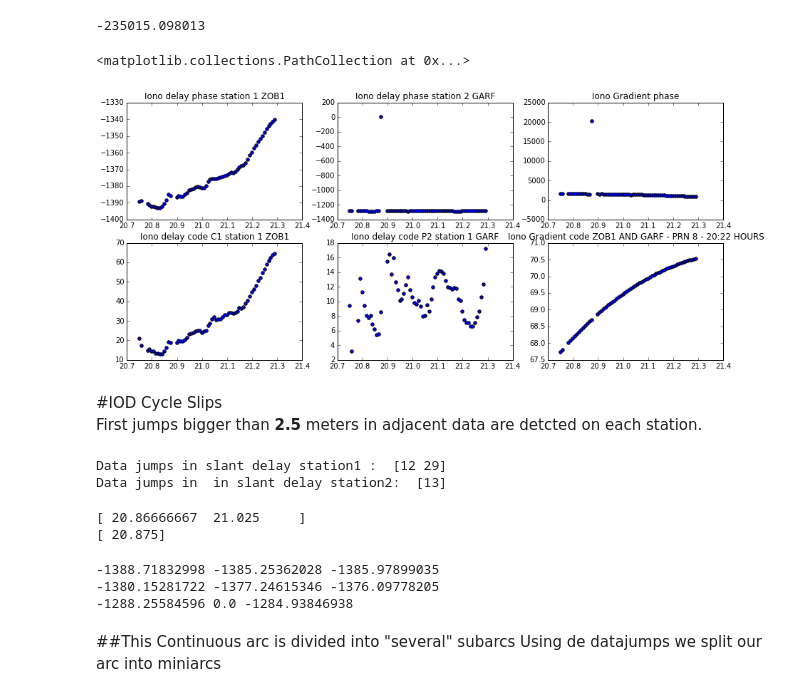
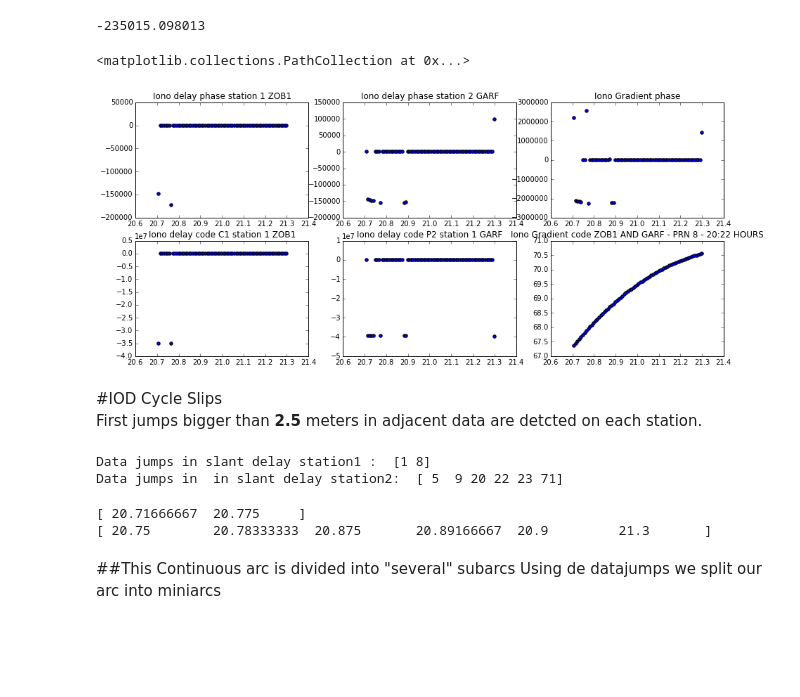
Before and after one commit to loveforeverLi/Trabajo_GNSS, a Jupyter notebook: Ejercicios 2. Iono Gradients-WOOS-GARF.ipynb, the cells around one changed output. Saved outputs shown, nothing was run; the diff lists cells and outputs as text; code cells hidden in the pictures; blank space fills up the shorter version.

```diff
--- a/Ejercicios 2. Iono Gradients-WOOS-GARF.ipynb
+++ b/Ejercicios 2. Iono Gradients-WOOS-GARF.ipynb
@@ -9,7 +9,7 @@ import matplotlib.pyplot as plt
 # %%
 st1=["data/woos324.03.n","data/woos324.03.o"]
 st2=["data/garf324.03.n","data/garf3240.03o"]
-t1,t2,Icode1,Iphase1,Icode2,Iphase2,VTECphase1,VTECphase2,ELEV1,ELEV2,IPP1,IPP2=getdata_stationpair(st1,st2,"GPS 26")
+t1,t2,Icode1,Iphase1,Icode2,Iphase2,VTECphase1,VTECphase2,ELEV1,ELEV2,IPP1,IPP2,__,__,__,__=getdata_stationpair(st1,st2,"GPS 26")
 # %%
 print len(IPP1),len(t1),len(Icode1),len(Iphase1),len(VTECphase1),len(ELEV1)
 print len(IPP2),len(t2),len(Icode2),len(Iphase2),len(VTECphase2),len(ELEV2)
@@ -26,12 +26,7 @@ print min(t2),max(t2)
 tiempos1=get_obstimes(t1,74520,76680)
 tiempos2=get_obstimes(t2,74520,76680)
 #Nos quedamos con los datos entre las 20.7 y 21.3 horas
-print tiempos1[:10]
-print tiempos2[:10]
 print len(tiempos1),len(tiempos2)
-tiempos1+=1
-tiempos2=np.delete(tiempos2,0)
+tiempos1=adjust_times(tiempos1)
 print len(tiempos1),len(tiempos2)
-print tiempos1[:10]
-print tiempos2[:10]
 # %% [output]
@@ -65,49 +52,49 @@ print  IPP1[tcommon[0]-1][0] #desfase de 1 segundo
 # %%
 for time in tcommon:
     d=np.sqrt((IPP1[time-1][0]-IPP2[time][0])**2+(IPP1[time-1][1]-IPP2[time][1])**2+(IPP1[time-1][2]-IPP2[time][2])**2)
-    if Iphase1[time-1]>-200000 and Iphase1[time-1]<0 and Iphase2[time]>-2000 and Iphase2[time]<100000 : #ese errorcito se soluciona bajando el umbral en getdata
-        D.append(d)
-        EL1.append(ELEV1[time-1])
-        EL2.append(ELEV2[time])
-        IC1.append(Icode1[time-1])
-        IC2.append(Icode2[time])
-        IPh1.append(Iphase1[time-1])
-        IPh2.append(Iphase2[time])
-        t.append(time)
+    #if Iphase1[time-1]>-200000 and Iphase1[time-1]<0 and Iphase2[time]>-2000 and Iphase2[time]<100000 : #ese errorcito se soluciona bajando el umbral en getdata
+    D.append(d)
+    EL1.append(ELEV1[time-1])
+    EL2.append(ELEV2[time])
+    IC1.append(Icode1[time-1])
+    IC2.append(Icode2[time])
+    IPh1.append(Iphase1[time-1])
+    IPh2.append(Iphase2[time])
+    t.append(time)
 
 D=np.array(D)/1000 #Distance between IPP's in Km
 t=np.array(t)/3600 #time in hours
 IC1=np.array(IC1)
 IC2=np.array(IC2)
 IP1=np.array(IPh1)
 IP2=np.array(IPh2)
 EL1=np.array(EL1)
 EL2=np.array(EL2)
 
 plt.figure(figsize=(15,10))
 plt.subplot(3,3,1)
 plt.title("Iono delay phase station 1 ZOB1")
 plt.scatter(t,IP1)
 plt.subplot(3,3,2)
 plt.title("Iono delay phase station 2 GARF")
 plt.scatter(t,IP2)
 plt.subplot(3,3,3)
 plt.title("Iono Gradient phase")
 DelayP=((IP2-IP1)*1000)/D #Km/mm
 plt.scatter(t,DelayP)
 plt.subplot(3,3,4)
 plt.title("Iono delay code C1 station 1 ZOB1")
 plt.scatter(t,IC1)
 plt.subplot(3,3,5)
 plt.title("Iono delay code P2 station 1 GARF")
 plt.scatter(t,IC2)
 plt.subplot(3,3,6)
 plt.title("Iono Gradient code ZOB1 AND GARF - PRN 8 - 20:22 HOURS")
 DelayC=((IC1-IC2)*1000)/D
 plt.scatter(t,D)
 # %% [output]
 <matplotlib.collections.PathCollection at 0x...>
-[figure, old version]
+[figure, new version]
 # %% [markdown]
 #IOD Cycle Slips
 <br> First jumps bigger than **2.5** meters in adjacent data are detcted on each station.
@@ -118,23 +105,14 @@ print "Data jumps in slant delay station1 : ",jumps1
 jumps2=datajump(IP2,t,2.5)
 print "Data jumps in  in slant delay station2: ",jumps2
 # %% [output]
-Data jumps in slant delay station1 :  [12 29]
-Data jumps in  in slant delay station2:  [13]
+Data jumps in slant delay station1 :  [1 8]
+Data jumps in  in slant delay station2:  [ 5  9 20 22 23 71]
 # %%
 print t[jumps1]
 print t[jumps2]
 # %% [output]
-[ 20.86666667  21.025     ]
-[ 20.875]
+[ 20.71666667  20.775     ]
+[ 20.75        20.78333333  20.875       20.89166667  20.9         21.3       ]
-# %%
-print IP1[11],IP1[12],IP1[13] #3 meters of difference
-print IP1[28],IP1[29],IP1[30] #7 meters of difference
-
-print IP2[12],IP2[13],IP2[14] #Huge difference!
-# %% [output]
--1388.71832998 -1385.25362028 -1385.97899035
--1380.15281722 -1377.24615346 -1376.09778205
--1288.25584596 0.0 -1284.93846938
 # %% [markdown]
 ##This Continuous arc is divided into "several" subarcs
 Using de datajumps we split our arc into miniarcs
```
Also changed, not shown: parts of 36 cells of this notebook.
